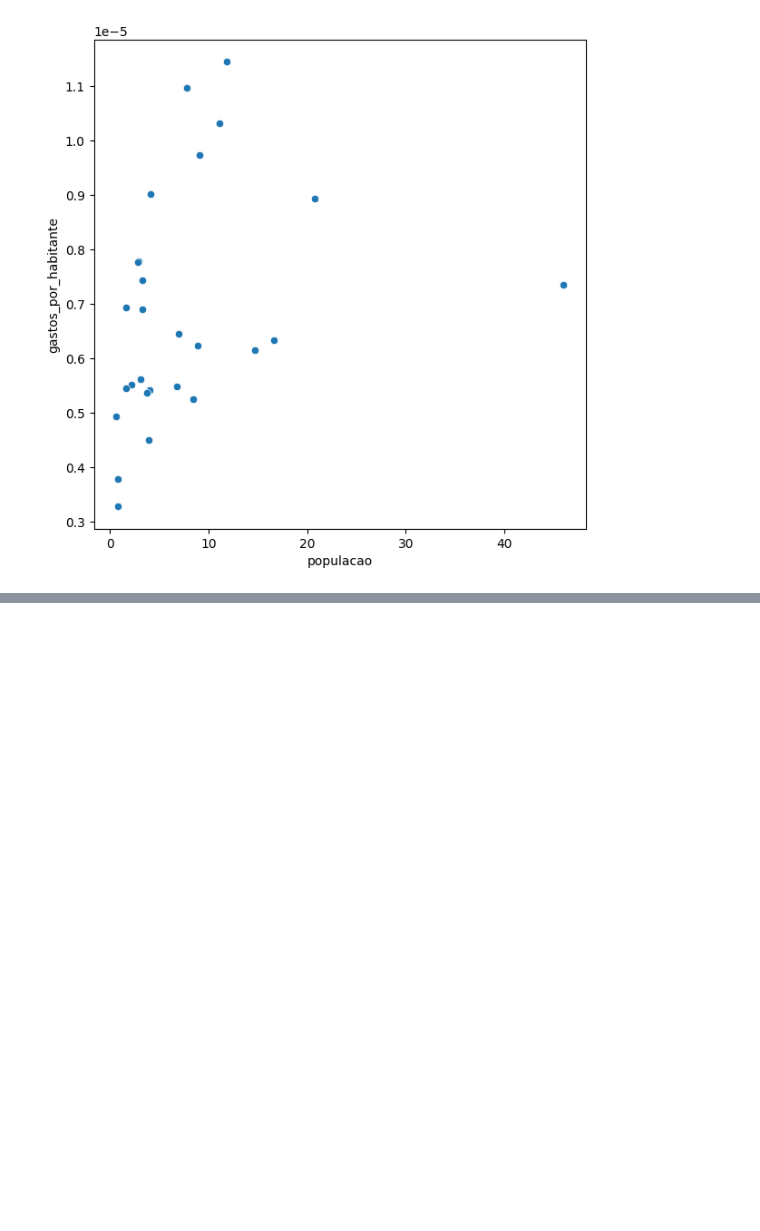
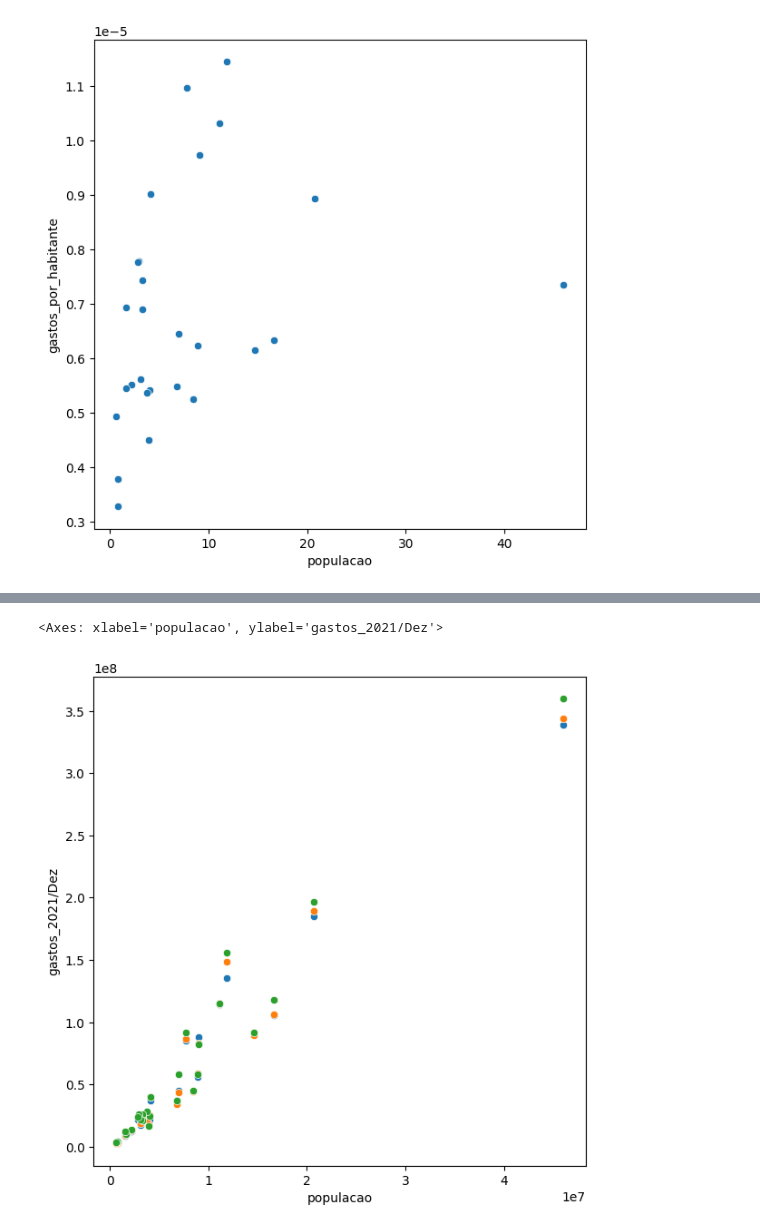
Before and after one commit to aloisiok1/visualizacao_de_dados, a Jupyter notebook: Dados_do_SUS/Aquisição_e_visualização (1).ipynb, the cells around one changed output, grey strips where cells are left out. Drawn from its saved outputs; the diff is of its cells as text; code cells hidden in the pictures; blank space fills up the shorter version.

```diff
--- a/Dados_do_SUS/Aquisição_e_visualização.ipynb
+++ b/Dados_do_SUS/Aquisição_e_visualização (1).ipynb
@@ -1002,0 +968,3 @@ penultimo_mes.head()
+# %%
+ordenados_por_total.index = ordenados_por_total.index.str[3:].str.strip()
+ordenados_por_total
@@ -1002,0 +991,9 @@ penultimo_mes.head()
+# %%
+def insere_gastos_e_gasto_por_habitante(ordenados_por_total, gastos_e_populacao, mes):
+  gastos = ordenados_por_total[mes]
+  gastos_e_populacao[f"gastos_{mes}"] = gastos * 1000000
+  gastos_e_populacao[f"gastos_por_habitante_{mes}"] = gastos_e_populacao[f"gastos_{mes}"] / gastos_e_populacao["populacao"]
+  return gastos_e_populacao
+# %%
+gastos_e_populacao = insere_gastos_e_gasto_por_habitante(ordenados_por_total, gastos_e_populacao, ordenados_por_total.columns[-1])
+gastos_e_populacao.head()
@@ -1002,0 +1008,4 @@ penultimo_mes.head()
+# %%
+gastos_e_populacao = insere_gastos_e_gasto_por_habitante(ordenados_por_total, gastos_e_populacao, ordenados_por_total.columns[-2])
+gastos_e_populacao = insere_gastos_e_gasto_por_habitante(ordenados_por_total, gastos_e_populacao, ordenados_por_total.columns[-3])
+gastos_e_populacao.head()
@@ -1002,0 +1020,8 @@ penultimo_mes.head()
+# %%
+plt.figure(figsize = (7 ,7))
+sns.scatterplot(data = gastos_e_populacao, x = "populacao", y = "gastos_2021/Dez")
+sns.scatterplot(data = gastos_e_populacao, x = "populacao", y = "gastos_2021/Nov")
+sns.scatterplot(data = gastos_e_populacao, x = "populacao", y = "gastos_2021/Out")
+# %% [output]
+<Axes: xlabel='populacao', ylabel='gastos_2021/Dez'>
+[figure, added]
```
Also changed, not shown: parts of 9 cells of this notebook, 1 other file.
